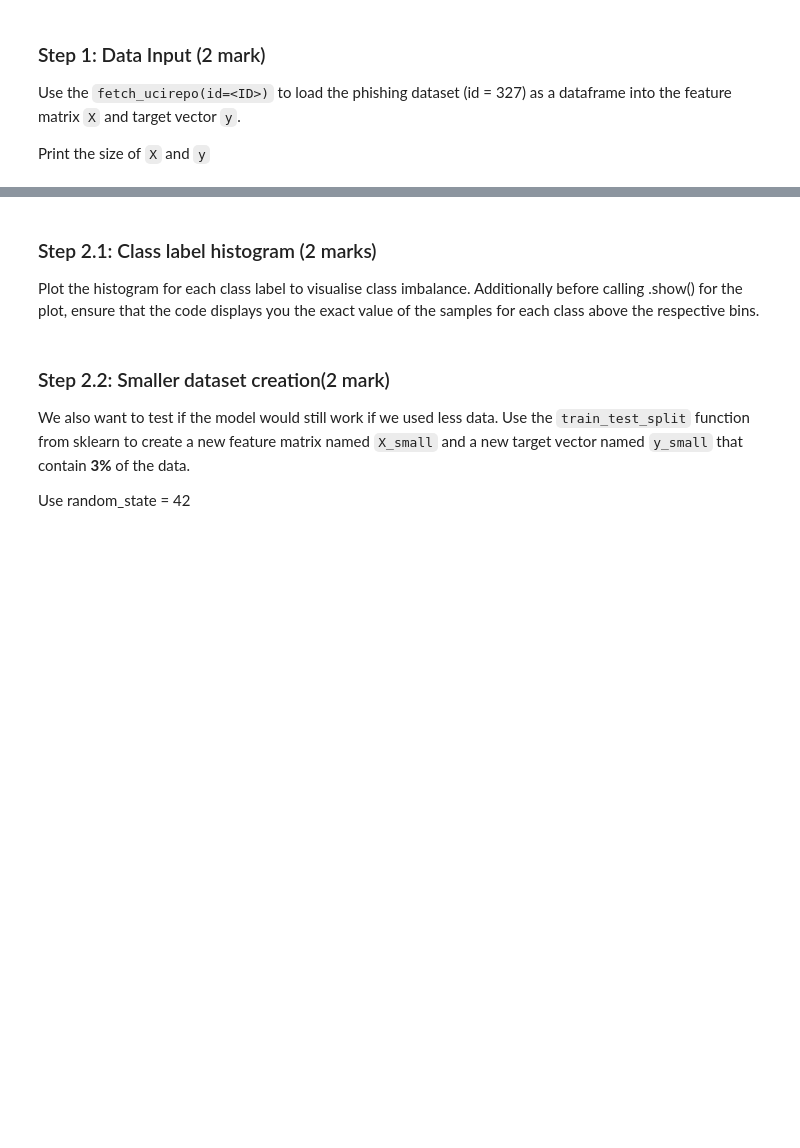
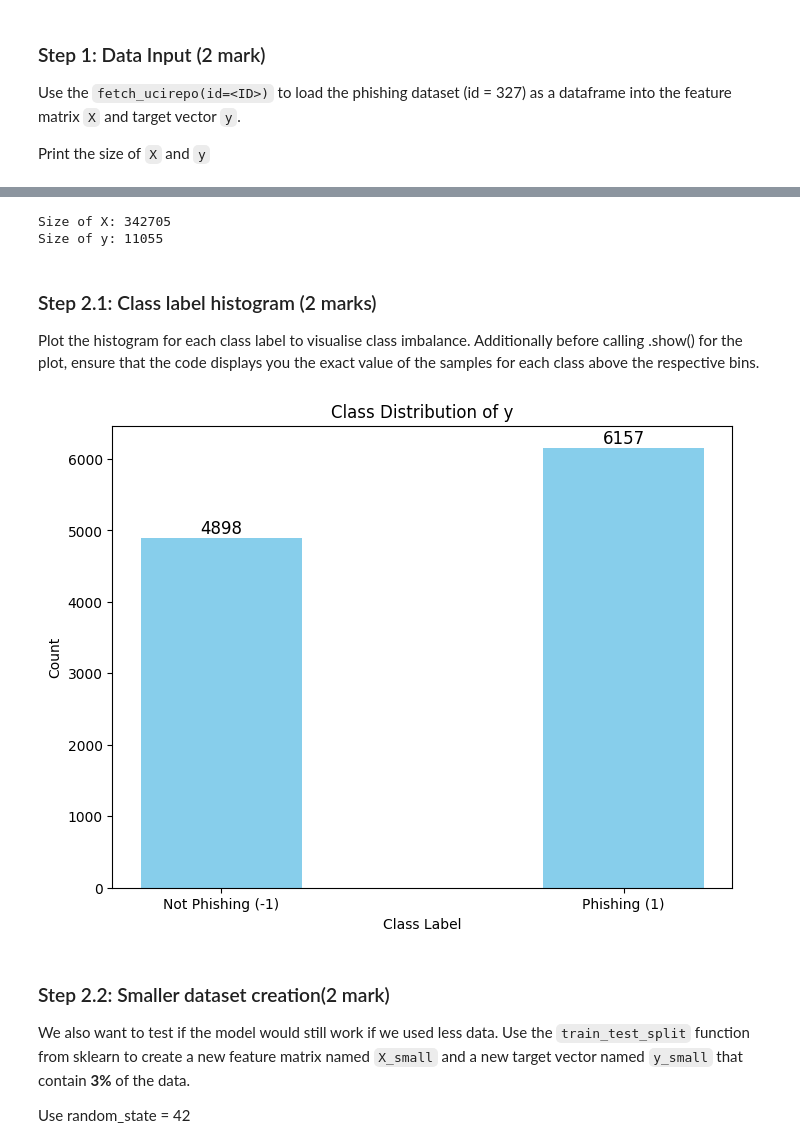
Before and after one commit to paul-dobre/engg680_2024_fall, a Jupyter notebook: Lab_Assignment3/Assignment3.ipynb, the cells around one changed output, grey strips where cells are left out. Cells and saved outputs as stored; diff of their text form; code cells hidden in the pictures; blank space fills up the shorter version.

```diff
--- a/Lab_Assignment3/Assignment3.ipynb
+++ b/Lab_Assignment3/Assignment3.ipynb
@@ -364,9 +382,20 @@ from ucimlrepo import fetch_ucirepo
 # Below code fetches dataset
 phishing_websites = fetch_ucirepo(id=327)
 
-# TO DO: data (as pandas dataframes) (1 mark)
+# Data (as pandas dataframes) (1 mark)
+#Feature matrix, X
+df = pd.DataFrame(phishing_websites.data.features)
+X=df
+#Target vector, y
+df['Result'] = phishing_websites.data.targets
+y=df['Result']
 
-# TO DO: display sizes of X and y (1 mark)
+# Display sizes of X and y (1 mark)
+print("Size of X:", X.size) #size of X (features)
+print("Size of y:", y.size) #size of y (target)
+# %% [output]
+Size of X: 342705
+Size of y: 11055
 # %% [markdown]
 ### Step 2.1: Class label histogram (2 marks)
 
@@ -381,3 +403,24 @@ plt.show()
+# %%
+#Class distribution of y (2 mark)
+unique, counts = np.unique(y, return_counts=True) #count of -1 and 1
+class_counts = dict(zip(unique, counts)) #pairing class labels and respective count
+
+#Histogram plot
+plt.figure(figsize=(8, 6))
+bars = plt.bar(class_counts.keys(), class_counts.values(), color='skyblue', tick_label=["Not Phishing (-1)", "Phishing (1)"])
+
+# Display exact values for each bin in the histogram
+for bar, count in zip(bars, class_counts.values()):
+    plt.text(bar.get_x() + bar.get_width() / 2, bar.get_height() - 0.1,
+             f'{count}', ha='center', va='bottom', fontsize=12, color='black')
+
+
+plt.title('Class Distribution of y')
+plt.xlabel('Class Label')
+plt.ylabel('Count')
+plt.show()
+# %% [output]
+[figure, added]
 # %% [markdown]
 ### Step 2.2: Smaller dataset creation(2 mark)
 
```
Also changed, not shown: parts of 9 cells of this notebook.
